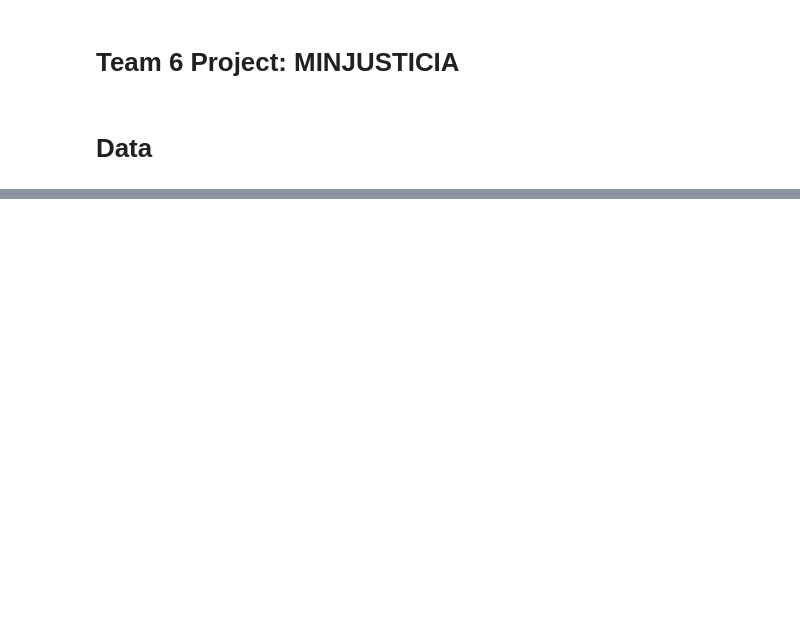
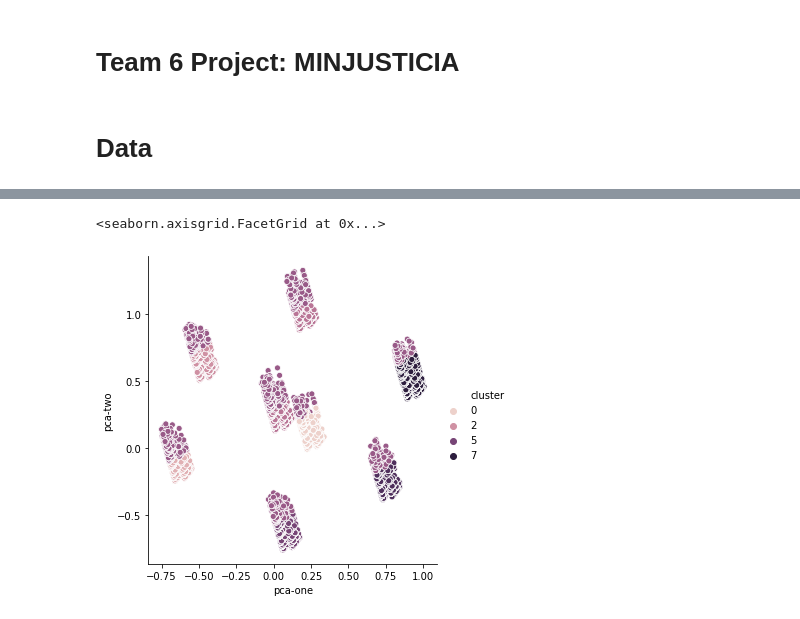
Before and after one commit to sagilar/ds4a-team6, a Jupyter notebook: MODELS_1_project_notebook_minjusticia_copy_SG.ipynb, the cells around one changed output, grey strips where cells are left out. Drawn from its saved outputs; the diff is of its cells as text; code cells hidden in the pictures; blank space fills up the shorter version.

```diff
--- a/MODELS_1_project_notebook_minjusticia_copy_SG.ipynb
+++ b/MODELS_1_project_notebook_minjusticia_copy_SG.ipynb
@@ -140,0 +398,17 @@ categoricas = ['TENTATIVA', 'AGRAVADO', 'CALIFICADO', 'GENERO', 'GENERO', 'REGIO
+# %%
+k=8
+clusterer = KMeans(n_clusters=k)
+cluster_labels = clusterer.fit_predict(df_norm_covariates)
+# %%
+from sklearn.decomposition import PCA
+pca = PCA(n_components=2)
+X = pca.fit(df_norm_covariates).transform(df_norm_covariates)
+datos_pca = df_norm_covariates.copy()
+datos_pca['cluster'] = cluster_labels
+datos_pca['pca-one'] = X[:,0]
+datos_pca['pca-two'] = X[:,1]
+
+sns.relplot(x="pca-one", y="pca-two", hue="cluster", data=datos_pca)
+# %% [output]
+<seaborn.axisgrid.FacetGrid at 0x...>
+[figure, added]
```
Also changed, not shown: parts of 20 cells of this notebook.
